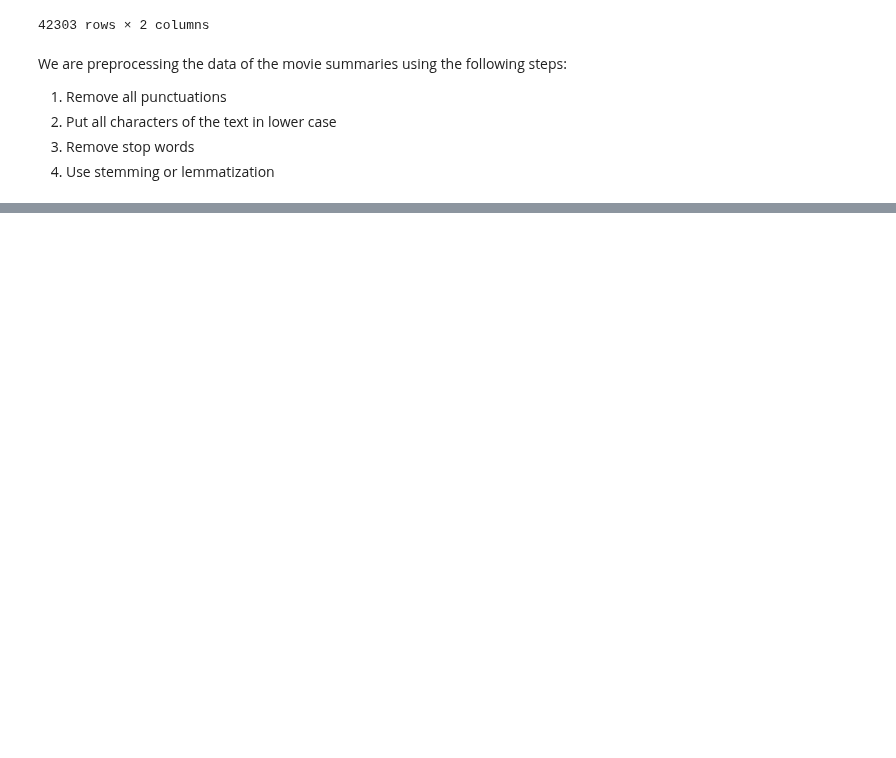
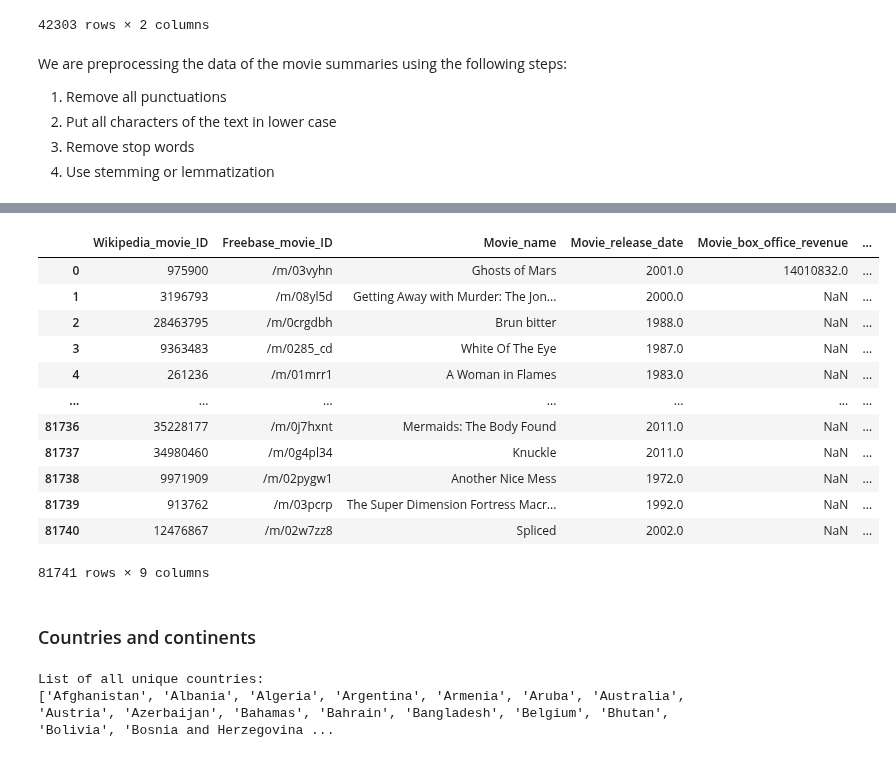
Before and after one commit to epfl-ada/ada-2024-project-astonishingdataavengers24, a Jupyter notebook: src/preprocess/preprocessing.ipynb, the cells around one changed output, grey strips where cells are left out. Saved outputs shown, nothing was run; the diff lists cells and outputs as text; code cells hidden in the pictures; blank space fills up the shorter version.

```diff
--- a/src/preprocess/preprocessing.ipynb
+++ b/src/preprocess/preprocessing.ipynb
@@ -95,0 +108,69 @@ df_plot.to_csv(data_folder + '/plot_summaries_cleaned.csv', index=False)
+# %%
+# Format movie languages, countries and genres
+def remove_id(original_str):
+    if pd.isna(original_str) or original_str == '{}':
+        return [] # if NaN, return empty list
+
+    original_elems = original_str.strip('{}').split(',')
+    new_elems = [elem.split(':', 1)[1].strip().strip('"') for elem in original_elems if ':' in elem]
+    return new_elems
+# %%
+df_metadata['Movie_languages'] = df_metadata['Movie_languages'].apply(remove_id)
+df_metadata['Movie_countries'] = df_metadata['Movie_countries'].apply(remove_id)
+df_metadata['Movie_genres'] = df_metadata['Movie_genres'].apply(remove_id)
+# %%
+# Keep only the years in the movie release date
+def extract_year(date):
+    # Check if the date is NaN or 'Unknown'
+    if date == 'Unknown' or pd.isna(date):
+        return None
+    # If it's only the year (e.g., "1988"), return it as an integer
+    elif len(str(date)) == 4:
+        return int(date)
+    else:
+        # Otherwise, try to parse it as a date and get the year
+        try:
+            return int(pd.to_datetime(date).year)
+        except:
+            return None
+
+# Could not make it work with datetime:
+# 1. pd.to_datetime(df_metadata['Movie_release_date'])
+# 2. df_metadata['Movie_release_date'].dt.year
+
+# [TODO] check all dates are in the format YYYY first
+
+# df_metadata['Movie_release_date'] = df_metadata['Movie_release_date'].str.slice(0,4)
+df_metadata['Movie_release_date'] = df_metadata['Movie_release_date'].apply(extract_year)
+
+# [CHECK] all values are either integers or NaN (no 18-0 for example)
+# is_all_integers = df_metadata['Movie_release_date'].apply(lambda year: pd.isna(year) or str(year).isdigit()).all()
+# print("All elements are either integers or missing:", is_all_integers)
+# %%
+df_metadata
+# %% [output]
+|  | Wikipedia_movie_ID | Freebase_movie_ID | Movie_name | Movie_release_date | Movie_box_office_revenue | ... |
+| 0 | 975900 | /m/03vyhn | Ghosts of Mars | 2001.0 | 14010832.0 | ... |
+| 1 | 3196793 | /m/08yl5d | Getting Away with Murder: The Jon... | 2000.0 | NaN | ... |
+| 2 | 28463795 | /m/0crgdbh | Brun bitter | 1988.0 | NaN | ... |
+| 3 | 9363483 | /m/0285_cd | White Of The Eye | 1987.0 | NaN | ... |
+| 4 | 261236 | /m/01mrr1 | A Woman in Flames | 1983.0 | NaN | ... |
+| ... | ... | ... | ... | ... | ... | ... |
+| 81736 | 35228177 | /m/0j7hxnt | Mermaids: The Body Found | 2011.0 | NaN | ... |
+| 81737 | 34980460 | /m/0g4pl34 | Knuckle | 2011.0 | NaN | ... |
+| 81738 | 9971909 | /m/02pygw1 | Another Nice Mess | 1972.0 | NaN | ... |
+| 81739 | 913762 | /m/03pcrp | The Super Dimension Fortress Macr... | 1992.0 | NaN | ... |
+| 81740 | 12476867 | /m/02w7zz8 | Spliced | 2002.0 | NaN | ... |
+81741 rows × 9 columns
+# %% [markdown]
+### Countries and continents
+# %%
+# All countries in the dataset
+all_countries = set(country for countries in df_metadata['Movie_countries'].dropna() for country in countries)
+all_countries = sorted(all_countries)
+
+print("List of all unique countries:")
+print(all_countries)
+# %% [output]
+List of all unique countries:
+['Afghanistan', 'Albania', 'Algeria', 'Argentina', 'Armenia', 'Aruba', 'Australia', 'Austria', 'Azerbaijan', 'Bahamas', 'Bahrain', 'Bangladesh', 'Belgium', 'Bhutan', 'Bolivia', 'Bosnia and Herzegovina ...
```
Also changed, not shown: parts of 19 cells of this notebook.
